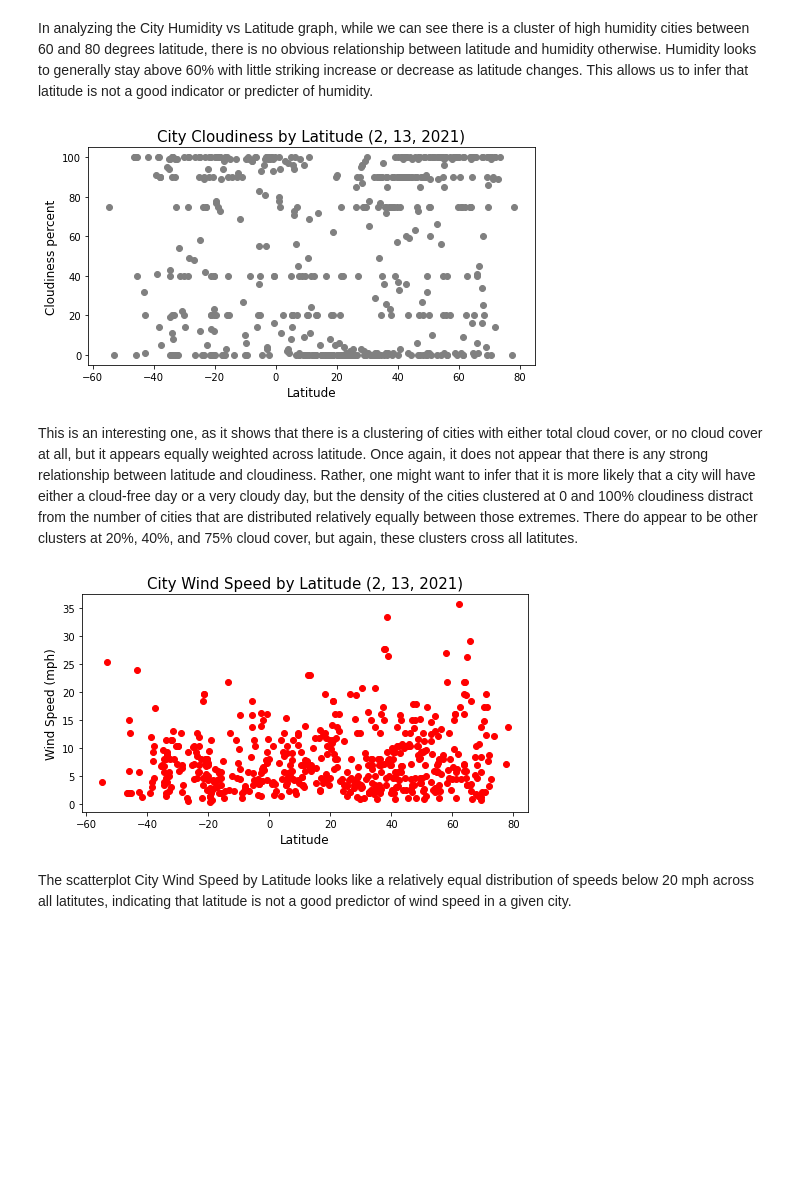
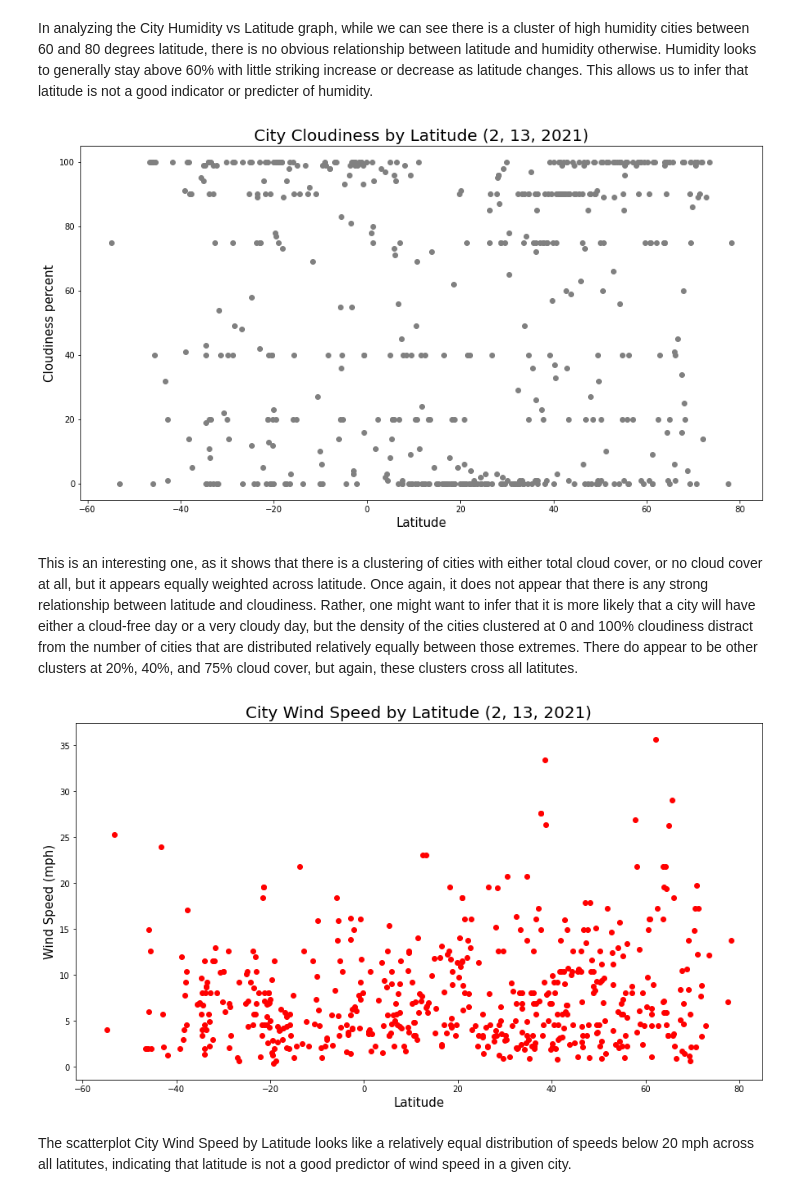
Before and after one commit to mel-c-lowe/Python-API-Challenge, a Jupyter notebook: WeatherPy/WeatherPy.ipynb, the cells around one changed output. Saved outputs shown, nothing was run; the diff lists cells and outputs as text; code cells hidden in the pictures; blank space fills up the shorter version.

```diff
--- a/WeatherPy/WeatherPy.ipynb
+++ b/WeatherPy/WeatherPy.ipynb
@@ -230,15 +230,15 @@ day = date_converted[2]
 # Set up scatterplots and linear regressions
 # %%
 # Temperature vs Latitude
-x = weather_data["Lat"]
-temp_y = weather_data["Max Temp"]
+x = weather_data_2["Lat"]
+temp_y = weather_data_2["Max Temp"]
 
-plt.figure(figsize=(8, 4))
+plt.figure(figsize=(15, 8))
 
 plt.scatter(x, temp_y, color="green")
-plt.ylabel("Maximum Temperature", fontsize=12)
-plt.xlabel("Latitude", fontsize=12)
-plt.title(f"City Temperature by Latitude {month, day, year}", fontsize=15)
+plt.ylabel("Maximum Temperature", fontsize=15)
+plt.xlabel("Latitude", fontsize=15)
+plt.title(f"City Temperature by Latitude {month, day, year}", fontsize=20)
 # plt.show()
 
 plt.savefig("Images/total_temp.png")
@@ -265,36 +265,36 @@ plt.savefig("Images/total_humidity.png")
 In analyzing the City Humidity vs Latitude graph, while we can see there is a cluster of high humidity cities between 60 and 80 degrees latitude, there is no obvious relationship between latitude and humidity otherwise.  Humidity looks to generally stay above 60% with little striking increase or decrease as latitude changes.  This allows us to infer that latitude is not a good indicator or predicter of humidity.
 # %%
 # Cloudiness vs Latitude
-cloud_y = weather_data["Cloudiness"]
+cloud_y = weather_data_2["Cloudiness"]
 
-plt.figure(figsize=(8, 4))
+plt.figure(figsize=(15, 8))
 
 plt.scatter(x, cloud_y, color="gray")
-plt.ylabel("Cloudiness percent", fontsize=12)
-plt.xlabel("Latitude", fontsize=12)
-plt.title(f"City Cloudiness by Latitude {month, day, year}", fontsize=15)
+plt.ylabel("Cloudiness percent", fontsize=15)
+plt.xlabel("Latitude", fontsize=15)
+plt.title(f"City Cloudiness by Latitude {month, day, year}", fontsize=20)
 # plt.show()
 
 plt.savefig("Images/total_cloudiness.png")
 # %% [output]
-[figure, old version]
+[figure, new version]
 # %% [markdown]
 This is an interesting one, as it shows that there is a clustering of cities with either total cloud cover, or no cloud cover at all, but it appears equally weighted across latitude.  Once again, it does not appear that there is any strong relationship between latitude and cloudiness.  Rather, one might want to infer that it is more likely that a city will have either a cloud-free day or a very cloudy day, but the density of the cities clustered at 0 and 100% cloudiness distract from the number of cities that are distributed relatively equally between those extremes.  There do appear to be other clusters at 20%, 40%, and 75% cloud cover, but again, these clusters cross all latitutes.
 # %%
 # Wind Speed by Latitude
-wind_y = weather_data["Wind Speed"]
+wind_y = weather_data_2["Wind Speed"]
 
-plt.figure(figsize=(8, 4))
+plt.figure(figsize=(15, 8))
 
 plt.scatter(x, wind_y, color="red")
-plt.ylabel("Wind Speed (mph)", fontsize=12)
-plt.xlabel("Latitude", fontsize=12)
-plt.title(f"City Wind Speed by Latitude {month, day, year}", fontsize=15)
+plt.ylabel("Wind Speed (mph)", fontsize=15)
+plt.xlabel("Latitude", fontsize=15)
+plt.title(f"City Wind Speed by Latitude {month, day, year}", fontsize=20)
 # plt.show()
 
 plt.savefig("Images/total_wind.png")
 # %% [output]
-[figure, old version]
+[figure, new version]
 # %% [markdown]
 The scatterplot City Wind Speed by Latitude looks like a relatively equal distribution of speeds below 20 mph across all latitutes, indicating that latitude is not a good predictor of wind speed in a given city.
 # %%
```
Also changed, not shown: parts of 4 cells of this notebook, 5 other files.
